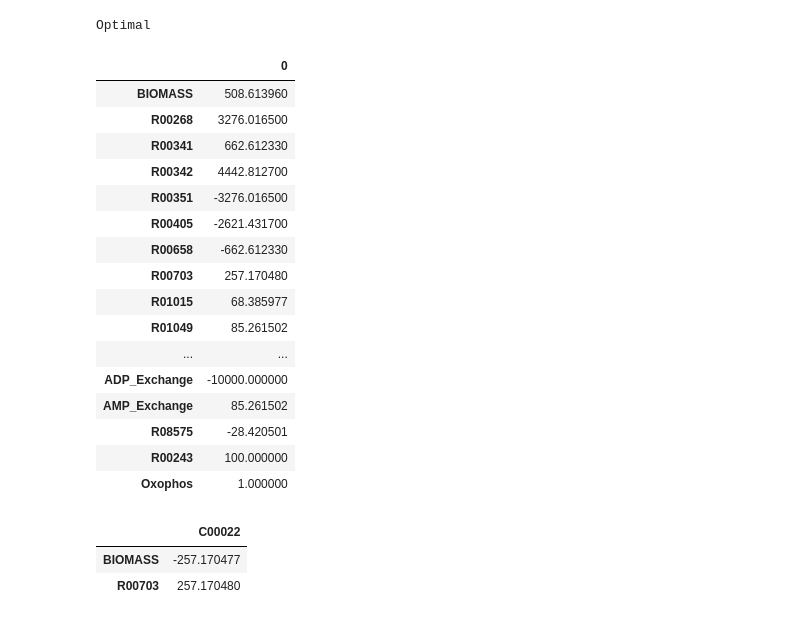
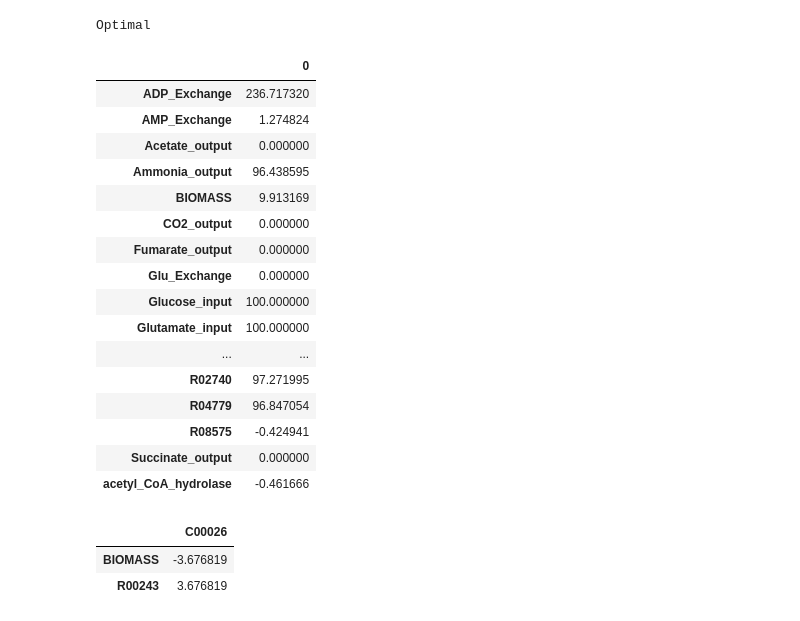
Before and after one commit to inoue0426/Cancer_cell_modeling_using_FBA, a Jupyter notebook: code/optimizer.ipynb, the cells around one changed output. Drawn from its saved outputs; the diff is of its cells as text; code cells hidden in the pictures.

```diff
--- a/code/optimizer.ipynb
+++ b/code/optimizer.ipynb
@@ -132,14 +132,14 @@ df['Oxophos']['C00003'] = 2
 df['Oxophos']['C00011'] = 1
 # %%
 BIOMASS = pd.read_csv('../csv/amino_acid.csv',index_col=0)
-BIOMASS = BIOMASS[BIOMASS.index != 'NH3']
+# BIOMASS = BIOMASS[BIOMASS.index != 'NH3']
 df_Biomass =  pd.Series(np.zeros(df.shape[0]), index=df.index)
 
 for i in BIOMASS.index:
     df_Biomass[BIOMASS.T[i]['C_num']] = BIOMASS.T[i]['flux']
 
 df_Biomass['C00668'] = -0.27519
-df_Biomass['C00119'] = (-0.039036) + (-0.036117) + (-0.053446) + (-0.039036)
+df_Biomass['C00119'] = (-0.039036) + (-0.036117) + (-0.053446)
 # %%
 df_new = pd.concat([df_Biomass.T, df], axis=1)
 df_new = df_new.rename(columns={0: 'BIOMASS'})
@@ -153,21 +153,19 @@ for i in df_new.columns:
     if (
             (i=='Oxophos') or (i=='R01899') or (i=='R00268') or (i=='R10343') or (i=='R02164') or (i=='R00835') or (i=='R02035') or
             (i=='CO2') or (i == 'Lactate') or (i == 'Acetate') or (i == 'Succinate') or (i == 'Malate') or (i=='ATP_Exchange') or (i=='AMP_Exchange') or
-            (i=='Glutamate_output')
+            (i=='Glutamate_output') or (i=='CO2_output') or  (i=='Lactate_output') or (i=='Succinate_output') or
+            (i=='Malate_output') or (i=='Acetate_output') or (i=='Glutamate_output') or (i=='Fumarate_output')
     ) :
         x.append(LpVariable(i, lowBound=0,upBound=10000, cat='Continuous'))
 
     elif (i=='Glucose_input'):
-        x.append(LpVariable(i, lowBound=0, upBound=100, cat='Continuous'))
+        x.append(LpVariable(i, lowBound=100, upBound=100, cat='Continuous'))
 
     elif (i=='Glutamate_input'):
         x.append(LpVariable(i, lowBound=0, upBound=100, cat='Continuous'))
 
-    elif (i=='Fumarate_output'):
-        x.append(LpVariable(i, lowBound=0, upBound=10000, cat='Continuous'))
-
     elif (i=='Oxygen_input'):
-        x.append(LpVariable(i, lowBound=0, upBound=1, cat='Continuous'))
+        x.append(LpVariable(i, lowBound=0, upBound=40, cat='Continuous'))
 
     elif (i=='R00200') or (i=='R01196') or (i=='R01197') or (i=='R00405'):
         x.append(LpVariable(i, lowBound=-10000, upBound=0, cat='Continuous'))
@@ -188,28 +186,27 @@ Optimal
 # %%
 y = []
 for i in x:
     y.append(i.value())
 
-f=pd.DataFrame(y, index=x)
-f[f[0] != 0]
+pd.DataFrame(y, index=[str(i) for i in x]).sort_index()
 # %% [output]
 |  | 0 |
-| BIOMASS | 508.613960 |
-| R00268 | 3276.016500 |
-| R00341 | 662.612330 |
-| R00342 | 4442.812700 |
-| R00351 | -3276.016500 |
-| R00405 | -2621.431700 |
-| R00658 | -662.612330 |
-| R00703 | 257.170480 |
-| R01015 | 68.385977 |
-| R01049 | 85.261502 |
+| ADP_Exchange | 236.717320 |
+| AMP_Exchange | 1.274824 |
+| Acetate_output | 0.000000 |
+| Ammonia_output | 96.438595 |
+| BIOMASS | 9.913169 |
+| CO2_output | 0.000000 |
+| Fumarate_output | 0.000000 |
+| Glu_Exchange | 0.000000 |
+| Glucose_input | 100.000000 |
+| Glutamate_input | 100.000000 |
 | ... | ... |
-| ADP_Exchange | -10000.000000 |
-| AMP_Exchange | 85.261502 |
-| R08575 | -28.420501 |
-| R00243 | 100.000000 |
-| Oxophos | 1.000000 |
+| R02740 | 97.271995 |
+| R04779 | 96.847054 |
+| R08575 | -0.424941 |
+| Succinate_output | 0.000000 |
+| acetyl_CoA_hydrolase | -0.461666 |
 # %%
 result = df_new*y
 for i in result:
@@ -223,8 +220,8 @@ def search(x):
     else:
         return pd.DataFrame(result[result[x] != 0 ][x])
 # %%
-search('C00022')
+search('C00026')
 # %% [output]
-|  | C00022 |
-| BIOMASS | -257.170477 |
-| R00703 | 257.170480 |
+|  | C00026 |
+| BIOMASS | -3.676819 |
+| R00243 | 3.676819 |
```
Also changed, not shown: 4 other files.
